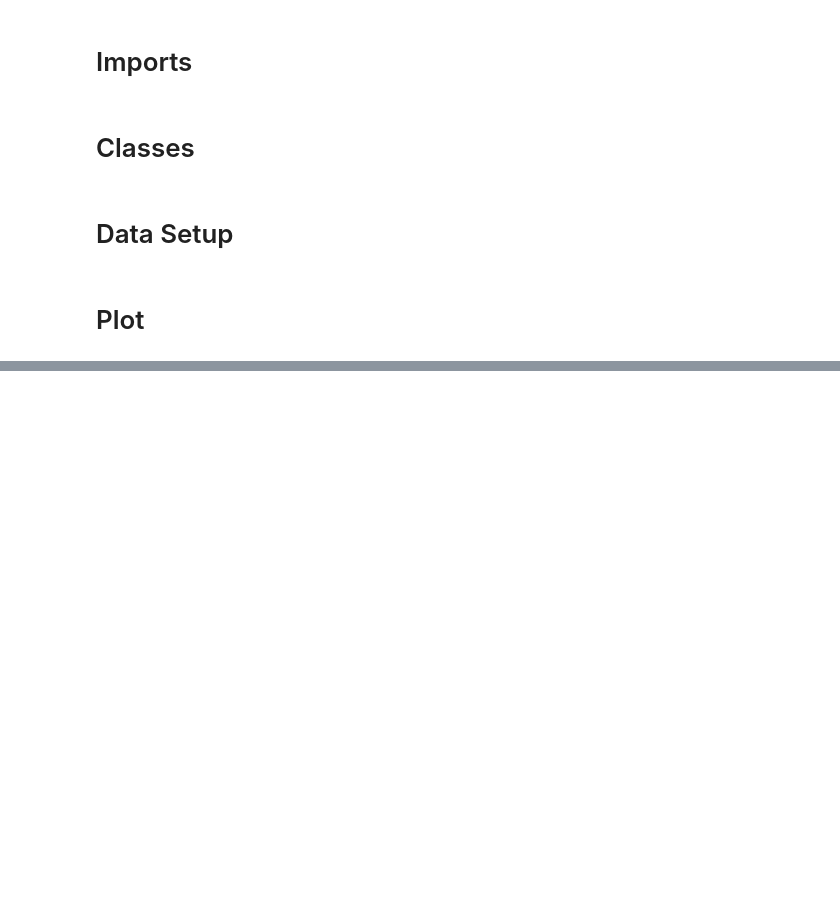
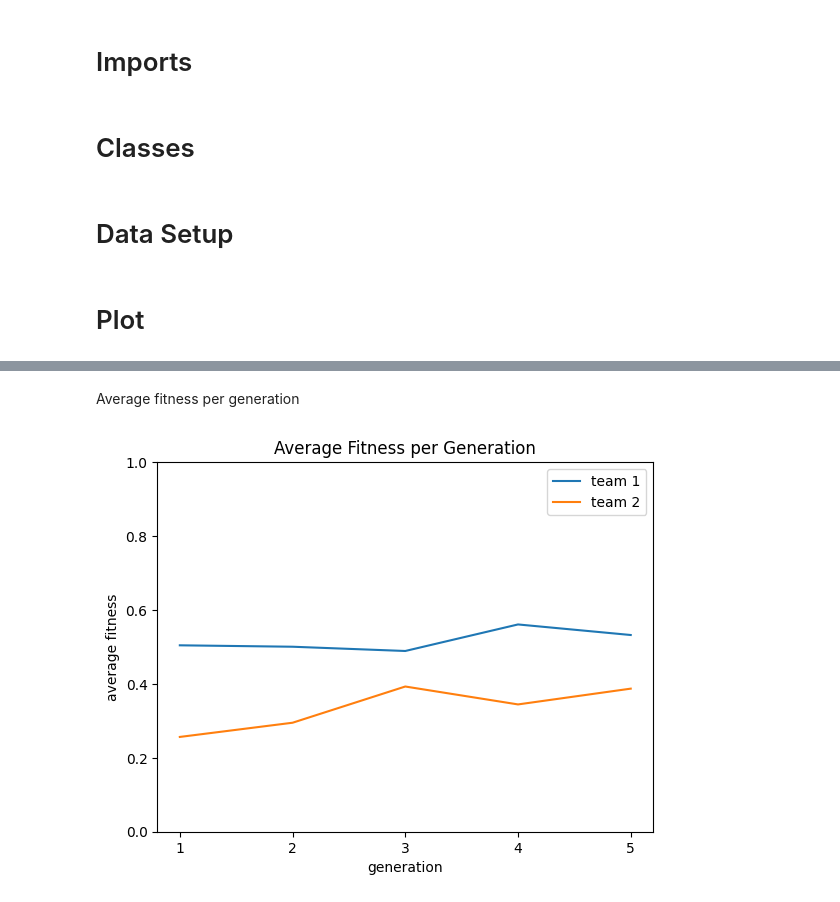
Before and after one commit to LucasSchurer/GeneticAlgorithm, a Jupyter notebook: DataVisualizer/ga_visualizer.ipynb, the cells around one changed output, grey strips where cells are left out. Drawn from its saved outputs; the diff is of its cells as text; code cells hidden in the pictures; blank space fills up the shorter version.

```diff
--- a/DataVisualizer/ga_visualizer.ipynb
+++ b/DataVisualizer/ga_visualizer.ipynb
@@ -265,0 +286,23 @@ plt.show()
+# %% [markdown]
+Average fitness per generation
+# %%
+def plot_average_fitness_per_generation(ga_data, label) :
+    average_fitness = [generation.average_fitness for generation in ga_data.generations]
+
+    plt.plot(generations, average_fitness, label = label)
+
+fig, ax = plt.subplots()
+
+plt.title("Average Fitness per Generation")
+plt.xlabel('generation')
+plt.ylabel('average fitness')
+
+plt.ylim(0, 1)
+
+plot_average_fitness_per_generation(team1_data, 'team 1')
+plot_average_fitness_per_generation(team2_data, 'team 2')
+
+plt.legend()
+plt.show()
+# %% [output]
+[figure, added]
```
Also changed, not shown: parts of 12 cells of this notebook, 9 other files.
